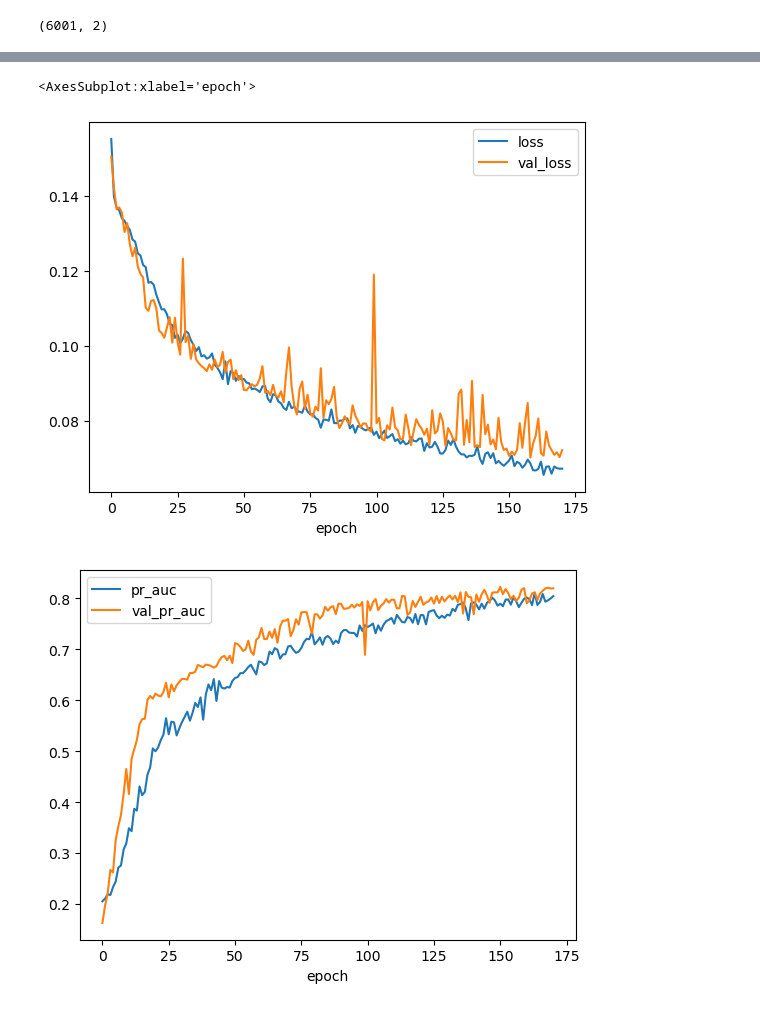
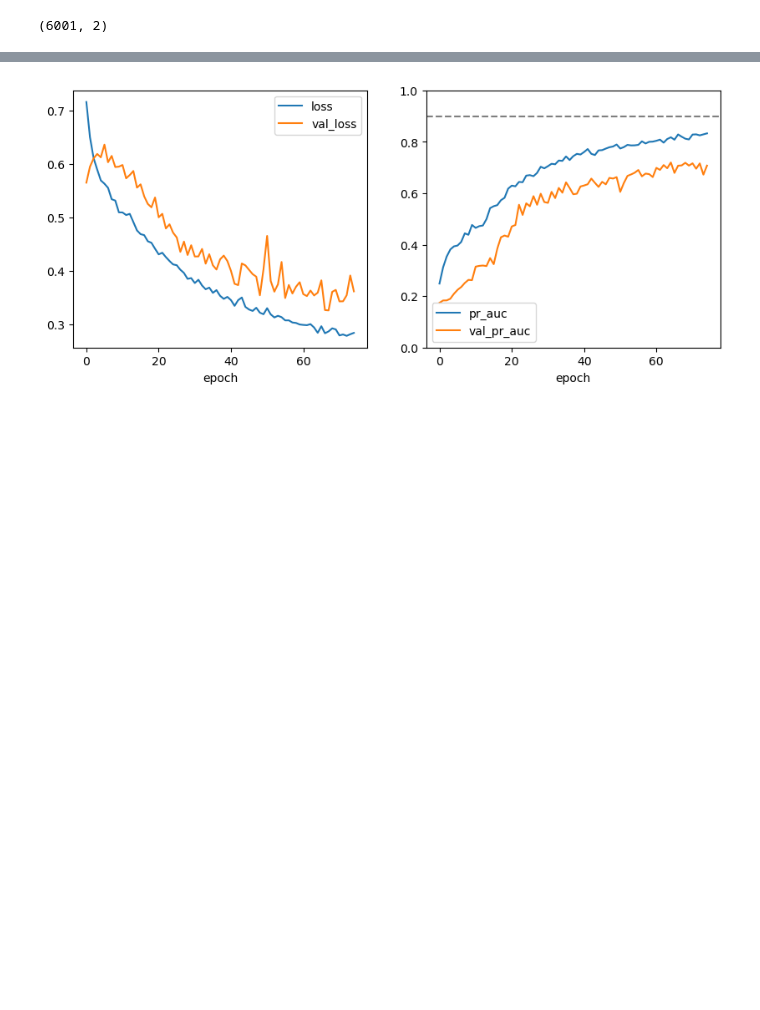
Before and after one commit to jonnor/machinehearing, a Jupyter notebook: handson/badminton/BadmintonSoundEvents.ipynb, the cells around one changed output, grey strips where cells are left out. Saved outputs shown, nothing was run; the diff lists cells and outputs as text; code cells hidden in the pictures; blank space fills up the shorter version.

Commit message:
badminton: Plot the windows and add spectral subtraction
Spectral subtraction had good effect,
outputs now have a bimodal 0.0-1.0 that mostly follows events

```diff
--- a/handson/badminton/BadmintonSoundEvents.ipynb
+++ b/handson/badminton/BadmintonSoundEvents.ipynb
@@ -329,14 +389,22 @@ tt[0][numpy.squeeze(tt[1]) == False].shape
 # %%
-# train.
 
 epochs = 200
-batch_size = 32
+batch_size = 1*64
+
+Xm = numpy.expand_dims(numpy.mean(numpy.concatenate([s.T for s in dataset.spectrogram]), axis=0), -1)
+print(Xm.shape)
 
 def get_XY(split):
     d = dataset[dataset.split == split]
-    X = numpy.expand_dims(numpy.stack(d.spectrogram), -1)
+    X = numpy.expand_dims(numpy.stack([s-Xm for s in d.spectrogram]), -1)
+
+    # spectral subtraction
+
+    #X = X - Xm
+
     Y = numpy.stack(d.labels)
     Y = numpy.any(Y, axis=-1)
+
     #Y = numpy.count_nonzero(Y, axis=-1) >= 2
     #print(X.shape)
     return X, Y
@@ -344,13 +412,23 @@ def get_XY(split):
 train = get_XY(split='train')
 val = get_XY(split='val')
 
-early_stop = tensorflow.keras.callbacks.EarlyStopping(monitor='val_pr_auc', patience=20)
+early_stop = tensorflow.keras.callbacks.EarlyStopping(monitor='val_pr_auc', patience=10)
 
-model = build_model(input_shape=(32, window_length, 1), dropout=0.20, lr=2*0.01)
+def compute_class_weights(y_train):
+    from sklearn.utils import class_weight
+    y_train = numpy.squeeze(y_train).astype(int)
+    w = class_weight.compute_class_weight('balanced', classes=numpy.unique(y_train), y=y_train)
+    w_dict = dict(zip(numpy.unique(y_train), w))
+    return w_dict
+
+class_weights = compute_class_weights(train[1])
+
+model = build_model(input_shape=(32, window_length, 1), dropout=0.10, lr=5*0.001)
 hist = model.fit(x=train[0], y=train[1],
           validation_data=val,
           epochs=epochs,
           batch_size=batch_size,
         callbacks=[early_stop],
+             class_weight=class_weights,
 )
 # %% [output]
@@ -374,13 +452,19 @@ Epoch 171/200
 # %%
 # Plot the scores over epochs
-history = pandas.DataFrame(hist.history)
-history.index.name = 'epoch'
-history.plot(y=['loss', 'val_loss'])
-history.plot(y=['pr_auc', 'val_pr_auc'])
+def plot_history(history):
+
+    fig, axs = plt.subplots(ncols=2, figsize=(10, 4))
+    history = pandas.DataFrame(hist.history)
+    history.index.name = 'epoch'
+    history.plot(ax=axs[0], y=['loss', 'val_loss'])
+    history.plot(ax=axs[1], y=['pr_auc', 'val_pr_auc'])
+    axs[1].set_ylim(0, 1.0)
+    axs[1].axhline(0.9, ls='--', color='black', alpha=0.5)
+
+
+plot_history(history)
 # %% [output]
-<AxesSubplot:xlabel='epoch'>
-[figure, old version]
+[figure, new version]
-[figure, removed]
 # %%
 test = get_XY(split='test')
 
```
Also changed, not shown: parts of 20 cells of this notebook.
